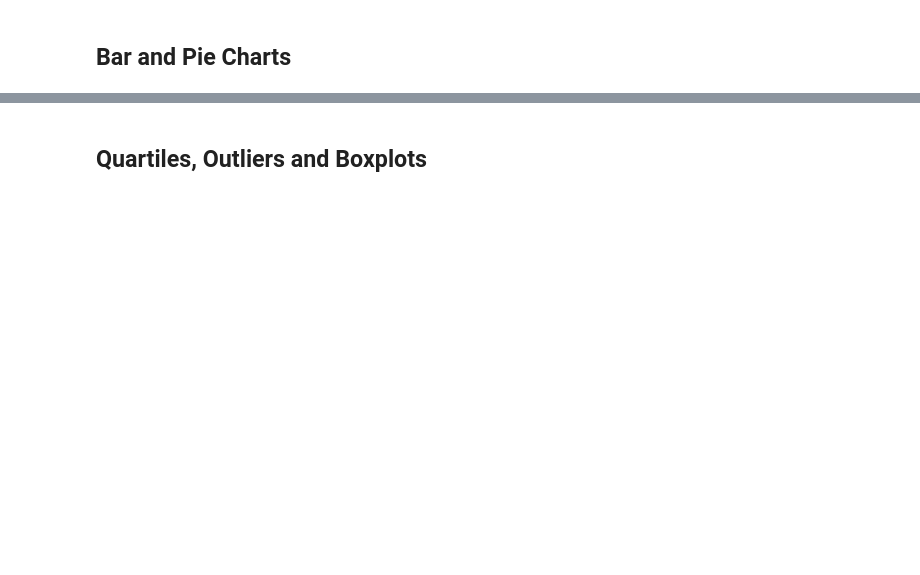
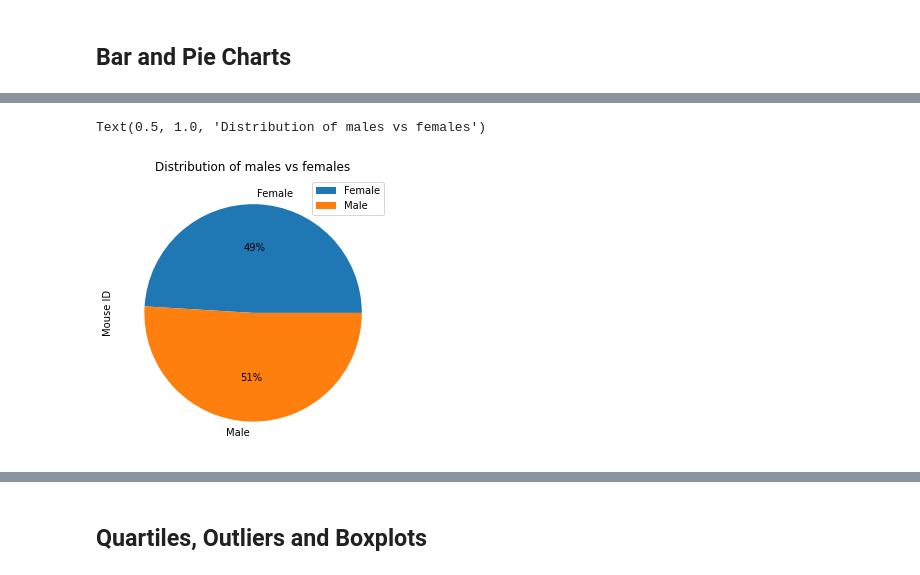
Before and after one commit to ashsams18/matplotlib_challenge, a Jupyter notebook: Pymaceuticals/pymaceuticals_starter.ipynb, the cells around one changed output, grey strips where cells are left out. Saved outputs shown, nothing was run; the diff lists cells and outputs as text; code cells hidden in the pictures; blank space fills up the shorter version.

```diff
--- a/Pymaceuticals/pymaceuticals_starter.ipynb
+++ b/Pymaceuticals/pymaceuticals_starter.ipynb
@@ -73,4 +172,10 @@ KeyError: "['g989'] not found in axis"
 # %%
 # Generate a pie plot showing the distribution of female versus male mice using Pandas
+pieplot_df = cleandf.groupby("Sex").count()
+pieplot_df.plot.pie(y = "Mouse ID", figsize=(5, 5), autopct='%1.0f%%')
+plt.title("Distribution of males vs females")
+# %% [output]
+Text(0.5, 1.0, 'Distribution of males vs females')
+[figure, added]
 # %%
 # Generate a pie plot showing the distribution of female versus male mice using pyplot
```
Also changed, not shown: parts of 22 cells of this notebook.
